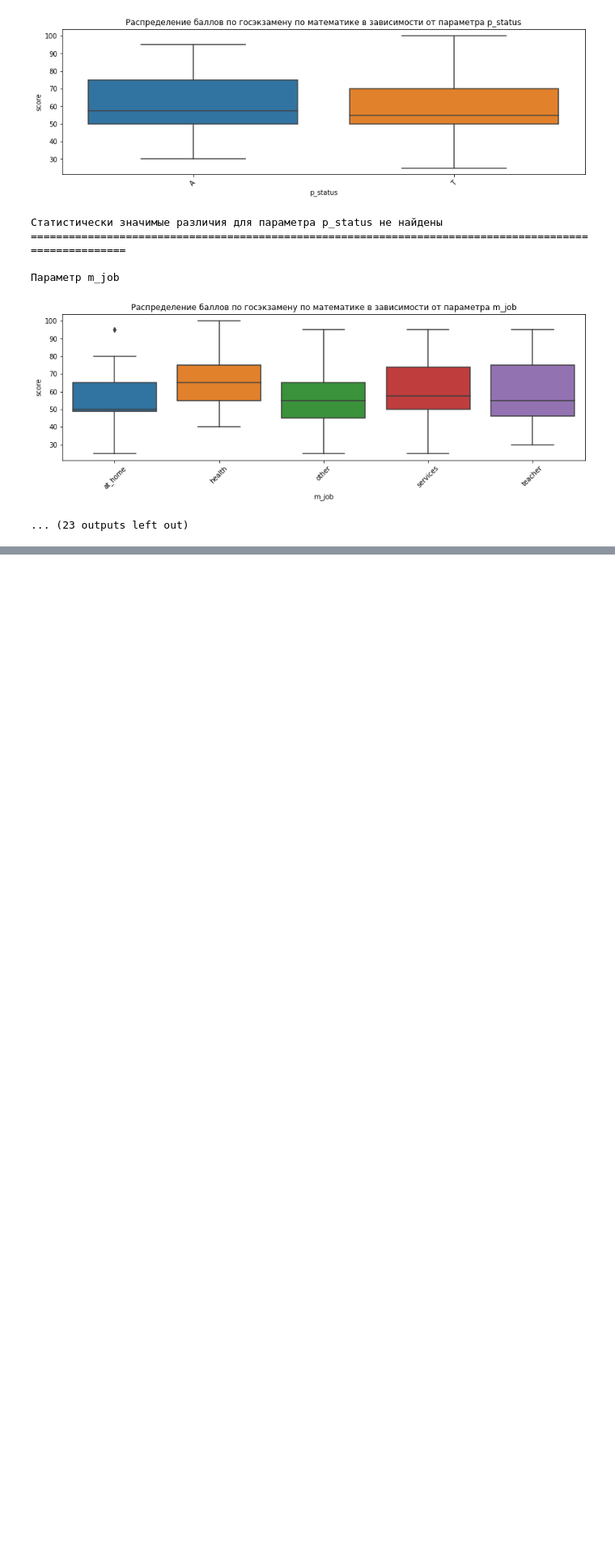
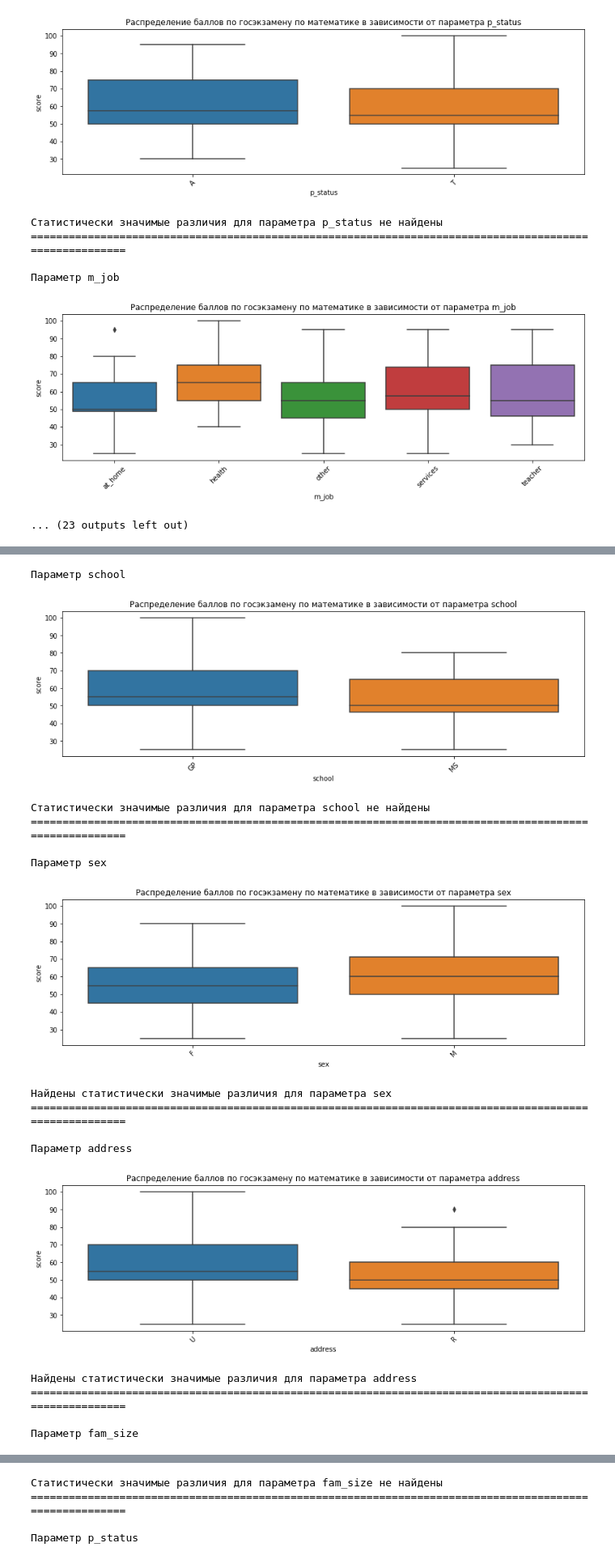
Before and after one commit to Alex-Galkin/My_Projects_AG, a Jupyter notebook: module_2/math_student_life_condit_v1.ipynb, the cells around one changed output, grey strips where cells are left out. Shown at 81% size. Cells and saved outputs as stored; diff of their text form; code cells hidden in the pictures; blank space fills up the shorter version.

```diff
--- a/module_2/math_student_life_condit_v1.ipynb
+++ b/module_2/math_student_life_condit_v1.ipynb
@@ -15,15 +18,17 @@ pd.options.display.float_format = '{:,.2f}'.format
 '''Функция построения "ящиков с усами"'''
 def data_boxplot(column): # column - столбец номинативных данных
     fig, ax = plt.subplots(figsize=(14, 4))
+
     sns.boxplot(x=column, y='score',
                 data=stud_math.loc[stud_math.loc[:, column].isin(stud_math.loc[:, column].value_counts().index[:])],
                 ax=ax)
     plt.xticks(rotation=45)
     ax.set_title('Распределение баллов по госэкзамену по математике в зависимости от параметра ' + column)
+
     plt.show()
 
 
-'''Функция проверки статистическолй разницы в распределении оценок по номинативным признакам с помощью теста Стьюдента'''
+'''Функция проверки статистической разницы в распределении оценок по номинативным признакам с помощью теста Стьюдента'''
 def data_stat_dif(column): # column - столбец номинативных данных
     cols = stud_math.loc[:, column].value_counts().index[:]
     combinations_all = list(combinations(cols, 2))
@@ -34,6 +39,7 @@ def data_stat_dif(column): # column - столбец номинативных д
                      <= 0.05/len(combinations_all):  # Учёт поправки Бонферони
             print('Найдены статистически значимые различия для параметра', column)
             break
+
     else: print('Статистически значимые различия для параметра', column, 'не найдены')
 
 
@@ -45,7 +51,13 @@ def board_blowout(stat): # stat - функция describe()
     b_b.append(stat[4] - 1.5*iqr) # нижняя граница
     b_b.append(stat[6] + 1.5*iqr) # верхняя граница
 
-    return b_b
+    return b_b # Границы выбросов
+
+
+'''Функция выдачи количественных показателей'''
+def prnt_quant(column): # column - столбец данных
+    print('Количество пропущенных значений:',stud_math.loc[:, column].isnull().sum())
+    print('\nКоличественные показатели:', stud_math.loc[:, column].value_counts(), sep='\n')
 
 
 stud_math = pd.read_csv('stud_math.csv')
@@ -903,8 +930,7 @@ stud_math.describe(include = ['O'])
 for clmn in stud_math.columns: # Выводим данные в цикле по всем столбцам сразу
     if stud_math.loc[:, clmn].dtype == 'O': # Ищем только номинативные столбцы
         print('Параметр', clmn)
-        print('\nКоличественные показатели:', stud_math.loc[:, clmn].value_counts(), sep='\n')
-        print('\nПропущенных значений:', stud_math.loc[:, clmn].isnull().sum())
+        prnt_quant(clmn)
         print(end='==========================\n\n')
 # %% [output]
 Параметр school
@@ -976,0 +1076,27 @@ stud_math = stud_math.loc[stud_math.score.between(brd_bl[0], brd_bl[1])] # Пр
+# %%
+'''Проверяем полученный результат'''
+for clmn in stud_math.columns: # Цикл по всем столбцам
+    if stud_math.loc[:, clmn].dtype == 'O': # Фильтруем номинативные столбцы
+        print('Параметр', clmn)
+
+        data_boxplot(clmn)
+        data_stat_dif(clmn)
+
+        print(end='=======================================================================================================\n\n')
+# %% [output]
+Параметр school
+[figure, added]
+Статистически значимые различия для параметра school не найдены
+=======================================================================================================
+
+Параметр sex
+[figure, added]
+Найдены статистически значимые различия для параметра sex
+=======================================================================================================
+
+Параметр address
+[figure, added]
+Найдены статистически значимые различия для параметра address
+=======================================================================================================
+
+Параметр fam_size
@@ -976,0 +1104,4 @@ stud_math = stud_math.loc[stud_math.score.between(brd_bl[0], brd_bl[1])] # Пр
+Статистически значимые различия для параметра fam_size не найдены
+=======================================================================================================
+
+Параметр p_status
```
Also changed, not shown: parts of 67 cells of this notebook.
